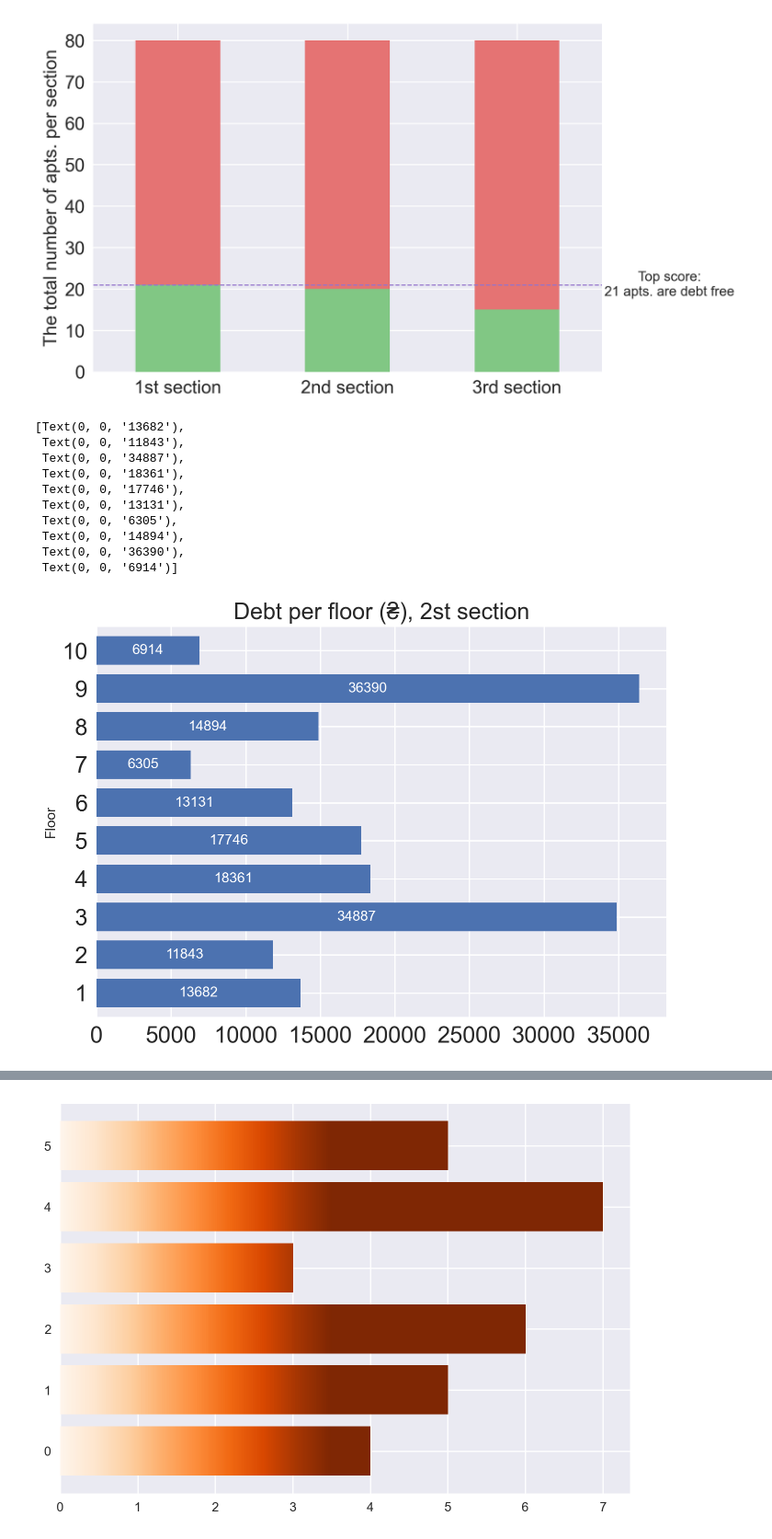
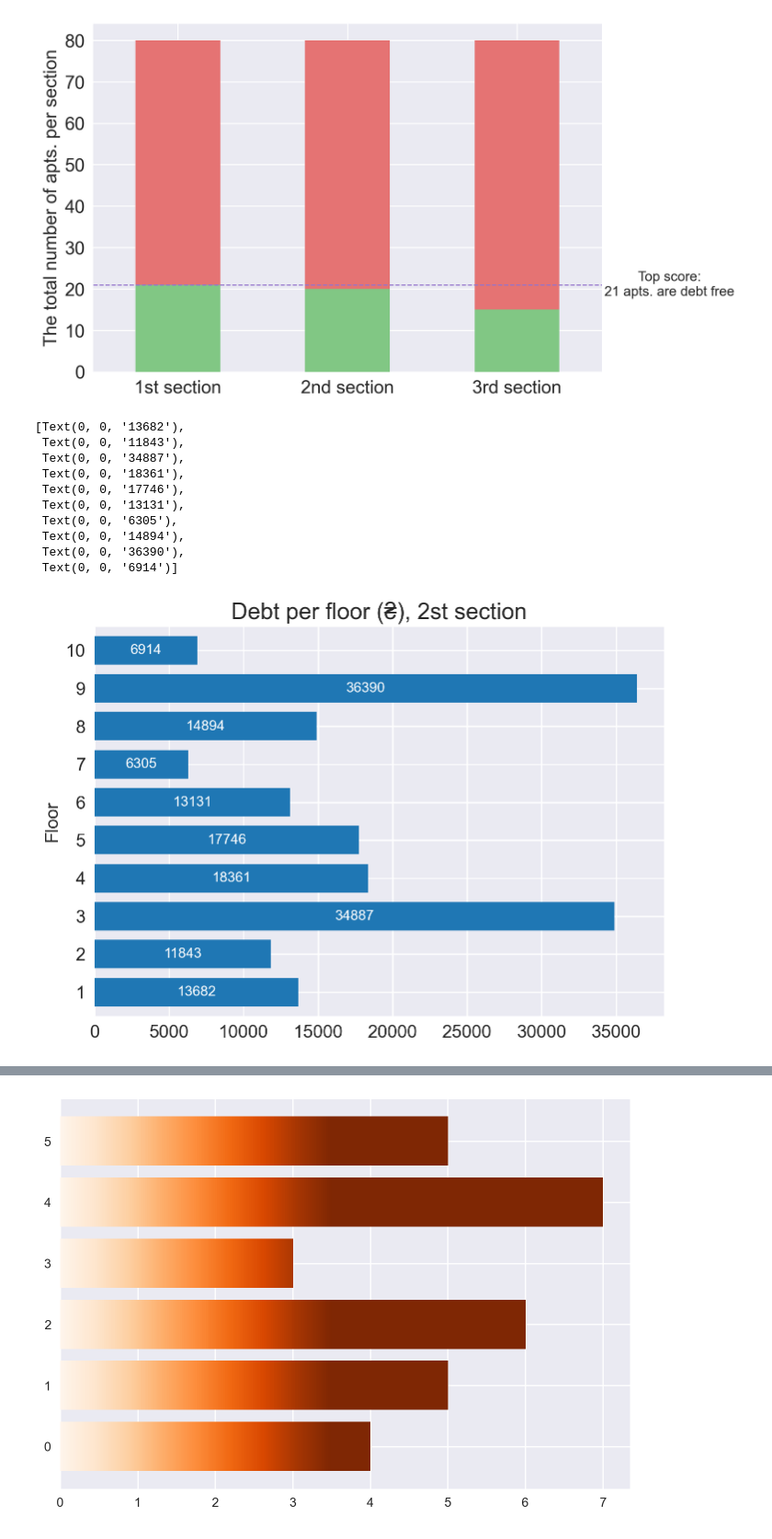
Before and after one commit to SlavaMelanko/SlavaMelanko, a Jupyter notebook: blog/data-visualization/debts.ipynb, the cells around one changed output, grey strips where cells are left out. Shown at 92% size. Drawn from its saved outputs; the diff is of its cells as text; code cells hidden in the pictures.

```diff
--- a/blog/data-visualization/debts.ipynb
+++ b/blog/data-visualization/debts.ipynb
@@ -9,7 +9,11 @@ plt.style.use("seaborn")
 # %%
 %config InlineBackend.figure_format = 'retina' # high resolution figures
 # %%
+plt.rcParams["axes.prop_cycle"] = plt.cycler("color", plt.cm.tab10.colors)
+
 plt.rcParams['savefig.dpi'] = 200
+plt.rcParams['axes.labelsize'] = 14
+
 #plt.rcParams.keys()
 # %% [markdown]
 # 🛠️ Prepare data
@@ -173,21 +177,21 @@ plt.savefig("debt_no_bar.png", bbox_inches="tight")
 [figure]
 # %%
 section_num = 1
-ax = debt[debt["section"] == section_num].groupby(["floor"])["debt"].sum().plot.barh(fontsize=18, width = 0.75)
+ax = debt[debt["section"] == section_num].groupby(["floor"])["debt"].sum().plot.barh(fontsize=14, width = 0.75)
 ax.set_ylabel("Floor")
 ax.set_title(f"Debt per floor (₴), {section}st section", fontsize=18)
 ax.bar_label(ax.containers[0], fmt="%.0f", fontsize=11, label_type="center", color="white")
 # %% [output]
 [Text(0, 0, '13682'),
  Text(0, 0, '11843'),
  Text(0, 0, '34887'),
  Text(0, 0, '18361'),
  Text(0, 0, '17746'),
  Text(0, 0, '13131'),
  Text(0, 0, '6305'),
  Text(0, 0, '14894'),
  Text(0, 0, '36390'),
  Text(0, 0, '6914')]
-[figure, old version]
+[figure, new version]
 # %%
 section_num = 2
```
Also changed, not shown: parts of 10 cells of this notebook.
